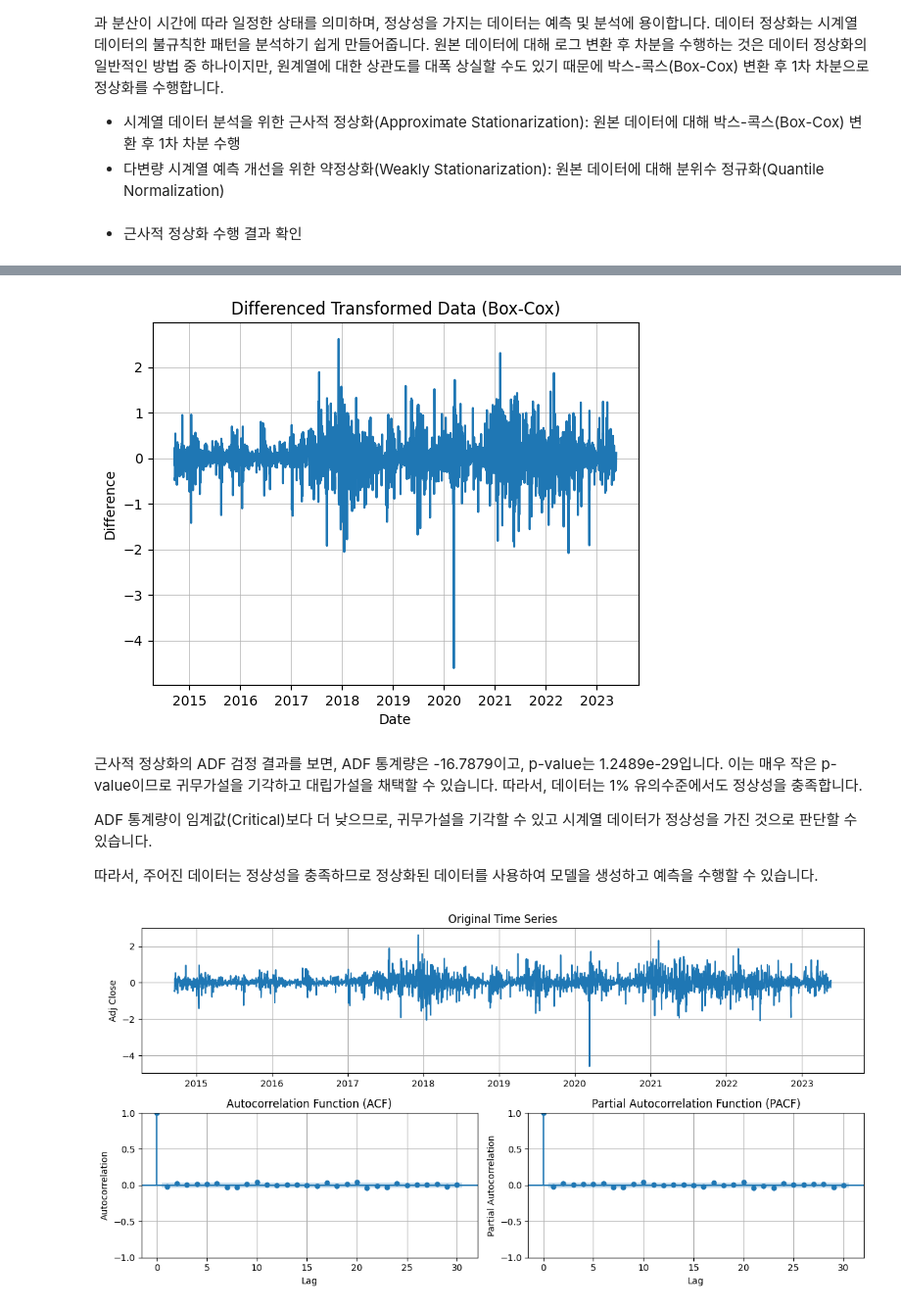
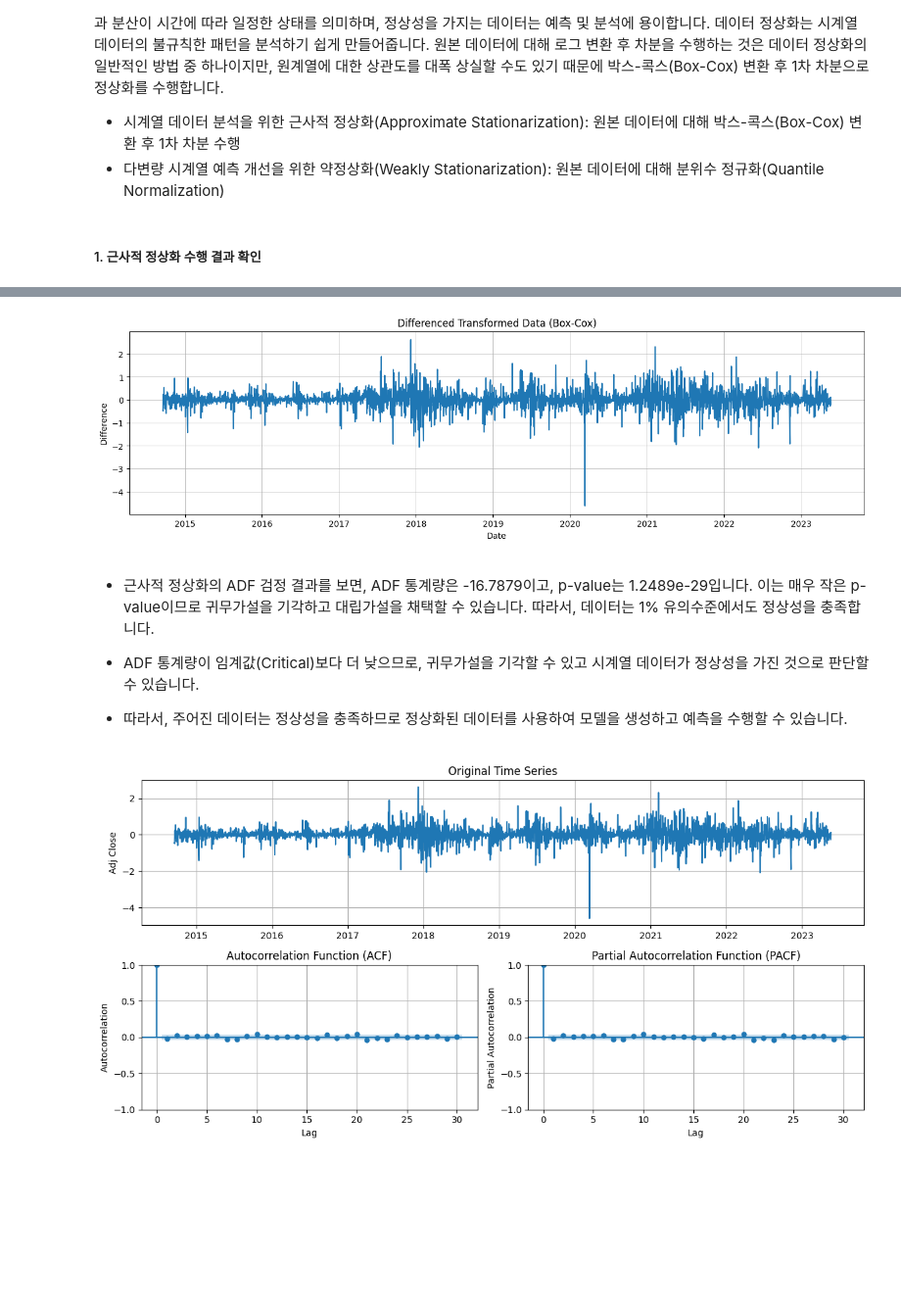
Before and after one commit to young1ll/time-series-da, a Jupyter notebook: upbitAnalyzer_data_analysis_report.ipynb, the cells around one changed output, grey strips where cells are left out. Shown at 98% size. Saved outputs shown, nothing was run; the diff lists cells and outputs as text; code cells hidden in the pictures; blank space fills up the shorter version.

```diff
--- a/upbitAnalyzer_data_analysis_report.ipynb
+++ b/upbitAnalyzer_data_analysis_report.ipynb
@@ -1134,7 +1294,7 @@ plt.show()
 - 시계열 데이터 분석을 위한 근사적 정상화(Approximate Stationarization): 원본 데이터에 대해 박스-콕스(Box-Cox) 변환 후 1차 차분 수행
 - 다변량 시계열 예측 개선을 위한 약정상화(Weakly Stationarization): 원본 데이터에 대해 분위수 정규화(Quantile Normalization)
 # %% [markdown]
-- 근사적 정상화 수행 결과 확인
+##### 1. 근사적 정상화 수행 결과 확인
 # %%
 import pandas as pd
 import matplotlib.pyplot as plt
@@ -1168,6 +1328,7 @@ for key, value in adf_result[4].items():
     print(f'  {key}: {value}')
 
 # diff_transformed_df['Adj Close'] 표시
+plt.figure(figsize=(16,4))
 plt.plot(diff_transformed_df.index, diff_transformed_df)
 plt.title('Differenced Transformed Data (Box-Cox)')
 plt.xlabel('Date')
@@ -1184,10 +1345,10 @@ Critical Values:
-[figure, old version]
+[figure, new version]
 # %% [markdown]
-근사적 정상화의 ADF 검정 결과를 보면, ADF 통계량은 -16.7879이고, p-value는 1.2489e-29입니다. 이는 매우 작은 p-value이므로 귀무가설을 기각하고 대립가설을 채택할 수 있습니다. 따라서, 데이터는 1% 유의수준에서도 정상성을 충족합니다.
+- 근사적 정상화의 ADF 검정 결과를 보면, ADF 통계량은 -16.7879이고, p-value는 1.2489e-29입니다. 이는 매우 작은 p-value이므로 귀무가설을 기각하고 대립가설을 채택할 수 있습니다. 따라서, 데이터는 1% 유의수준에서도 정상성을 충족합니다.
 
-ADF 통계량이 임계값(Critical)보다 더 낮으므로, 귀무가설을 기각할 수 있고 시계열 데이터가 정상성을 가진 것으로 판단할 수 있습니다.
+- ADF 통계량이 임계값(Critical)보다 더 낮으므로, 귀무가설을 기각할 수 있고 시계열 데이터가 정상성을 가진 것으로 판단할 수 있습니다.
 
-따라서, 주어진 데이터는 정상성을 충족하므로 정상화된 데이터를 사용하여 모델을 생성하고 예측을 수행할 수 있습니다.
+- 따라서, 주어진 데이터는 정상성을 충족하므로 정상화된 데이터를 사용하여 모델을 생성하고 예측을 수행할 수 있습니다.
 # %%
 import pandas as pd
 import numpy as np
```
Also changed, not shown: parts of 63 cells of this notebook, 2 other files.
